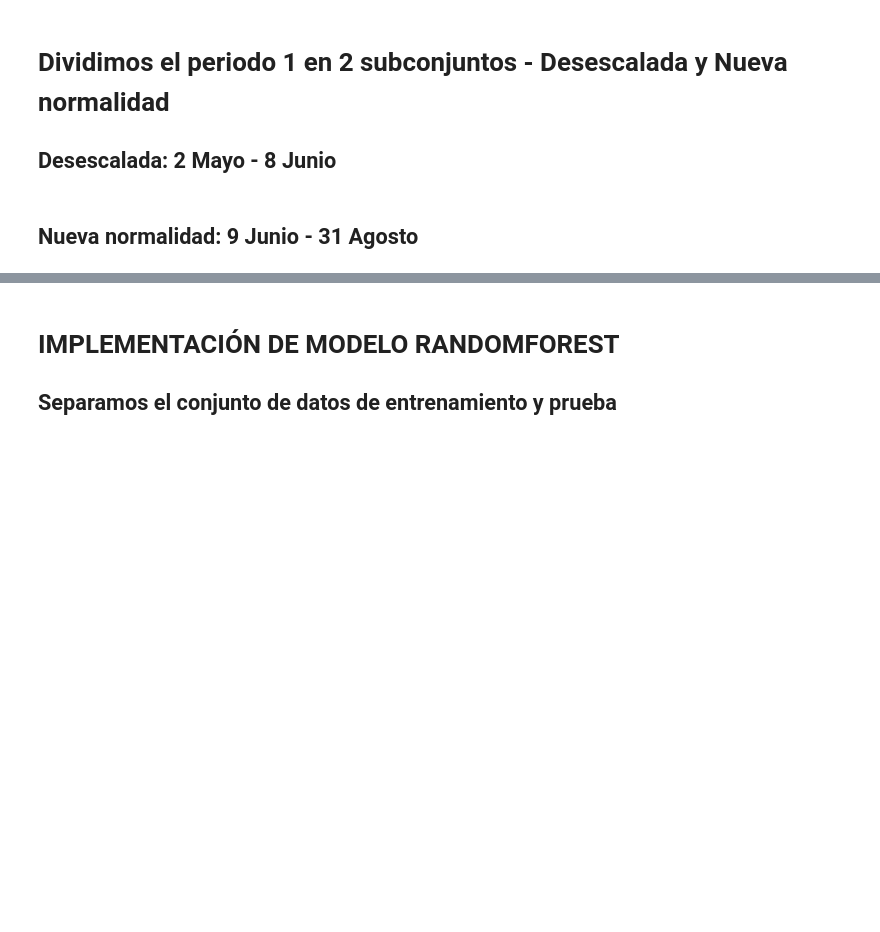
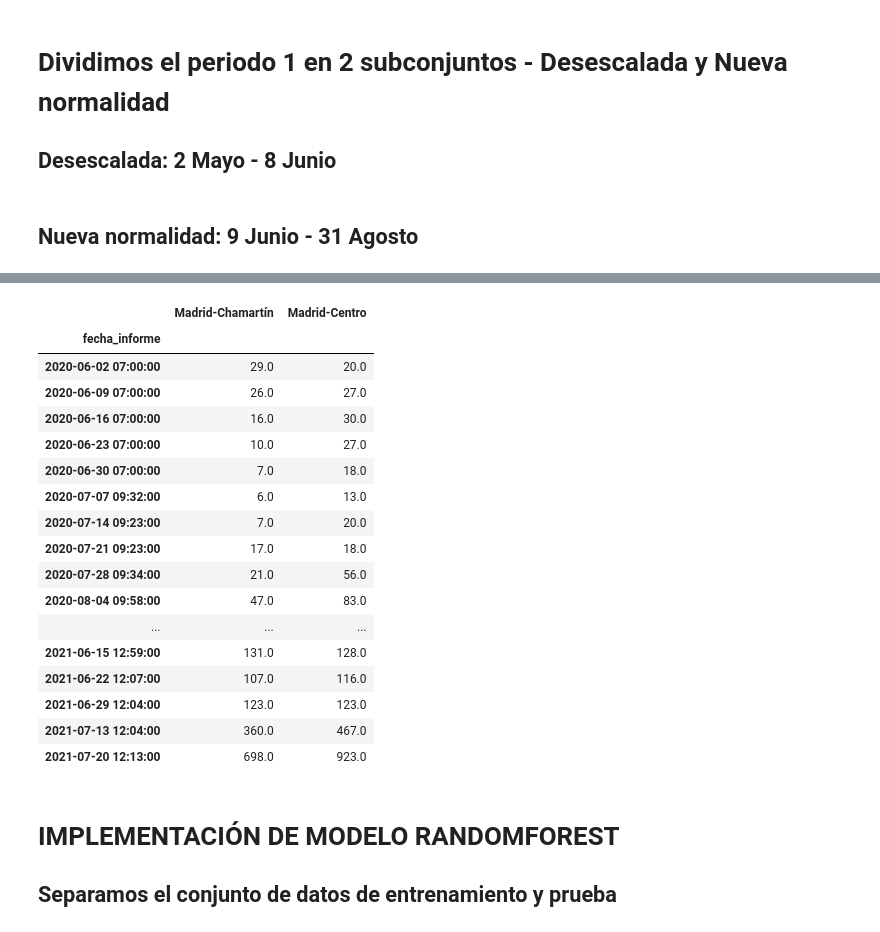
Before and after one commit to Jhonvalencia77/7mo_avance, a Jupyter notebook: 4-2_Random_Forest_RollingForecasting.ipynb, the cells around one changed output, grey strips where cells are left out. Drawn from its saved outputs; the diff is of its cells as text; code cells hidden in the pictures; blank space fills up the shorter version.

```diff
--- a/4-2_Random_Forest_RollingForecasting.ipynb
+++ b/4-2_Random_Forest_RollingForecasting.ipynb
@@ -202,0 +205,39 @@ PeriodoNnormalidad = Periodo1.loc[mask]
+# %%
+basepath = "/media/jonathan/JHON/Tesis/DatosTesis/Data_Covid19/covid19FEB_JUL.csv"
+data = pd.read_csv(basepath, sep=';',dtype={"municipio_distrito": str,
+                                        "tasa_incidencia_acumulada_ultimos_14dias": str,
+                                        "tasa_incidencia_acumulada_total": str},index_col='fecha_informe',parse_dates=True, usecols=[0,1,3], encoding='latin-1')
+
+data['TasaIncidenciaAcumulada_Ultimos14dias'] = [int(value.split(",",1)[0]) for value in data['tasa_incidencia_acumulada_ultimos_14dias']]
+#data.dtypes
+
+basepath = "/media/jonathan/JHON/Tesis/DatosTesis/Data_Covid19/covid19JUL_2022.csv"
+data2 = pd.read_csv(basepath, sep=';',dtype={"municipio_distrito": str,
+                                        "tasa_incidencia_acumulada_ultimos_14dias": str,
+                                        "tasa_incidencia_acumulada_total": str},index_col='fecha_informe',parse_dates=True, usecols=[0,1,5], encoding='latin-1')
+
+data2['TasaIncidenciaAcumulada_Ultimos14dias'] = [int(value.split(",",1)[0]) for value in data2['tasa_incidencia_acumulada_ultimos_14dias']]
+data2.head(5)
+
+################################### Cambiamos la forma de las tablas ################################
+table = pd.pivot_table(data, values=["TasaIncidenciaAcumulada_Ultimos14dias"], index=["fecha_informe"], columns=["municipio_distrito"], aggfunc={"TasaIncidenciaAcumulada_Ultimos14dias":"first"})
+table.head(5)
+
+table2 = pd.pivot_table(data2, values=["TasaIncidenciaAcumulada_Ultimos14dias"], index=["fecha_informe"], columns=["municipio_distrito"], aggfunc={"TasaIncidenciaAcumulada_Ultimos14dias":"first"})
+table2.head(5)
+
+table = table.astype(np.float64)
+table2 = table2.astype(np.float64)
+
+#Quitamos los niveles sobrantes del nivel superior y reiniciamos index - Solo se hace una vez de lo contrario genera problema
+table.columns =[str(s2) for (s1,s2) in table.columns.tolist()]
+table_Final = table.reset_index()
+table_Final.set_index('fecha_informe', inplace = True)
+
+table2.columns =[str(s2) for (s1,s2) in table2.columns.tolist()]
+table2_Final = table2.reset_index()
+table2_Final.set_index('fecha_informe', inplace = True)
+
+#table.dtypes
+#table.iloc[120:127,97:115]
+table2_Final.head(2)
@@ -203,3 +250,26 @@ PeriodoNnormalidad = Periodo1.loc[mask]
+# %%
+DataCovid = table2_Final[['Madrid-Chamartín','Madrid-Centro']]
+# %%
+DataCovid.iloc[1:60]
+# %% [output]
+|  | Madrid-Chamartín | Madrid-Centro |
+| fecha_informe |  |  |
+| 2020-06-02 07:00:00 | 29.0 | 20.0 |
+| 2020-06-09 07:00:00 | 26.0 | 27.0 |
+| 2020-06-16 07:00:00 | 16.0 | 30.0 |
+| 2020-06-23 07:00:00 | 10.0 | 27.0 |
+| 2020-06-30 07:00:00 | 7.0 | 18.0 |
+| 2020-07-07 09:32:00 | 6.0 | 13.0 |
+| 2020-07-14 09:23:00 | 7.0 | 20.0 |
+| 2020-07-21 09:23:00 | 17.0 | 18.0 |
+| 2020-07-28 09:34:00 | 21.0 | 56.0 |
+| 2020-08-04 09:58:00 | 47.0 | 83.0 |
+| ... | ... | ... |
+| 2021-06-15 12:59:00 | 131.0 | 128.0 |
+| 2021-06-22 12:07:00 | 107.0 | 116.0 |
+| 2021-06-29 12:04:00 | 123.0 | 123.0 |
+| 2021-07-13 12:04:00 | 360.0 | 467.0 |
+| 2021-07-20 12:13:00 | 698.0 | 923.0 |
 # %% [markdown]
 # IMPLEMENTACIÓN DE MODELO RANDOMFOREST
 ## Separamos el conjunto de datos de entrenamiento y prueba
```
Also changed, not shown: parts of 14 cells of this notebook, 3 other files.
